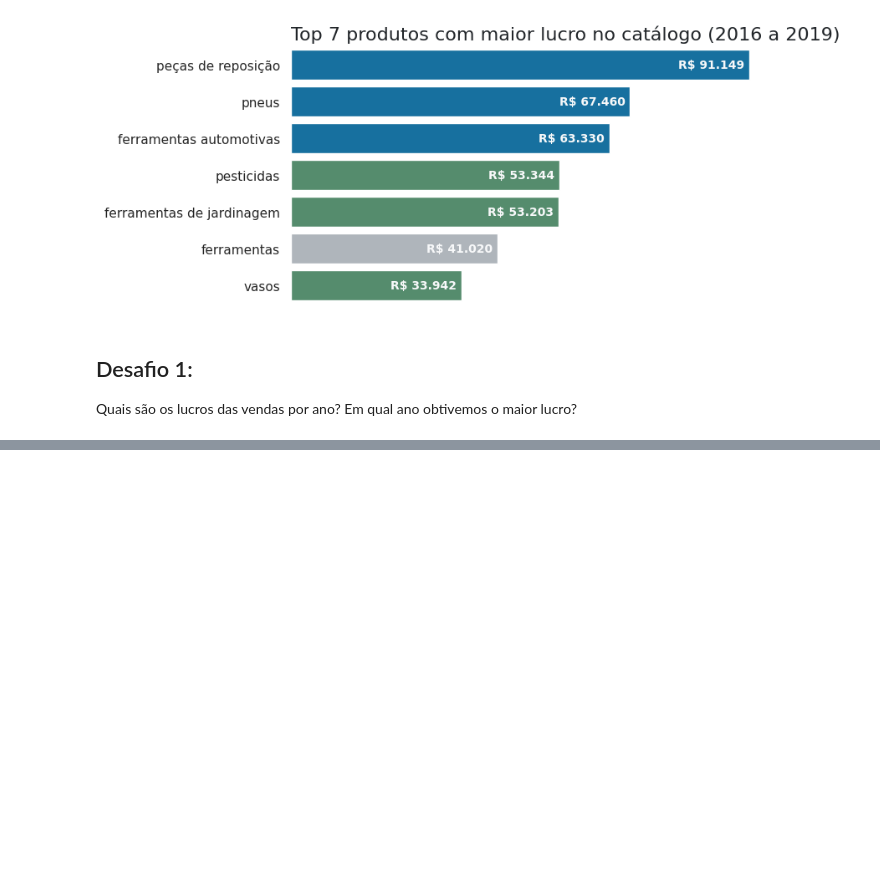
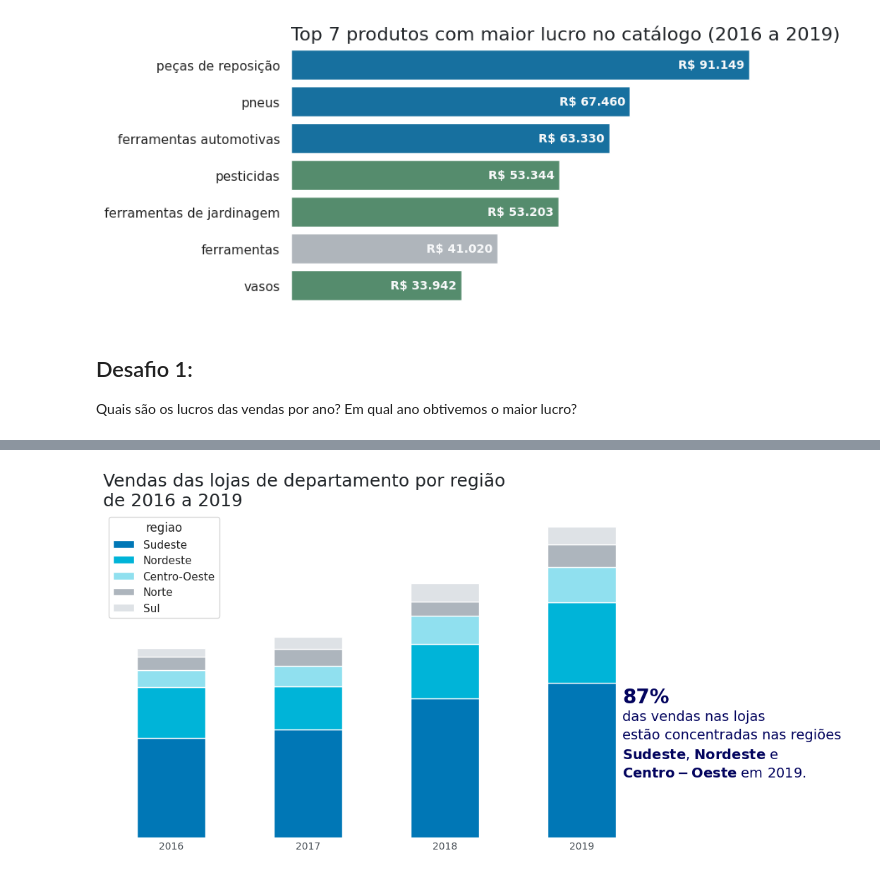
Before and after one commit to lukaswyllis/formacao-avancando-em-data-science-com-python, a Jupyter notebook: Curso 2 - Data Visualization - Gráficos de comparação e distribuição.ipynb, the cells around one changed output, grey strips where cells are left out. Cells and saved outputs as stored; diff of their text form; code cells hidden in the pictures; blank space fills up the shorter version.

```diff
--- a/Curso 2 - Data Visualization - Gráficos de comparação e distribuição.ipynb
+++ b/Curso 2 - Data Visualization - Gráficos de comparação e distribuição.ipynb
@@ -174,8 +159,0 @@ lucro_ano
-# %%
-# 2) Definir as cores que serão utilizadas no gráfico
-cores = []
-for i, ano in enumerate(lucro_ano['lucro']):
-  if ano == lucro_ano['lucro'].max():
-    cores.append(CINZA2)
-  else:
-    cores.append(CINZA3)
@@ -204,0 +318,8 @@ Qual foi o faturamento (vendas) dos top 10 produtos durante o período de 2016 a
+# %%
+df_vendas_reg = vendas.copy()
+df_vendas_reg = df_vendas_reg[['data_pedido', 'regiao', 'vendas']]
+
+df_vendas_reg['ano'] = df_vendas_reg['data_pedido'].dt.year
+df_vendas_reg.drop('data_pedido', axis=1, inplace=True)
+
+df_vendas_reg
@@ -204,0 +340,4 @@ Qual foi o faturamento (vendas) dos top 10 produtos durante o período de 2016 a
+# %%
+vendas_reg = pd.crosstab(index=df_vendas_reg['ano'], columns=df_vendas_reg['regiao'], values=df_vendas_reg['vendas'], aggfunc='sum')
+vendas_reg = vendas_reg[['Sudeste', 'Nordeste', 'Centro-Oeste', 'Norte', 'Sul']]
+vendas_reg
@@ -204,0 +351,29 @@ Qual foi o faturamento (vendas) dos top 10 produtos durante o período de 2016 a
+# %%
+def grafico_vendas_regiao():
+  cores = [AZUL2, AZUL3, AZUL4, CINZA3, CINZA4]
+
+  ax = vendas_reg.plot(kind='bar', stacked=True, figsize=(10,6), color=cores)
+
+  # Personalizando o gráfico
+  ax.set_title('Vendas das lojas de departamento por região\nde 2016 a 2019', fontsize=18, color=CINZA1, loc='left')
+  ax.set_xlabel('')
+  ax.set_ylabel('')
+  ax.set_yticklabels([])
+  ax.xaxis.set_tick_params(labelsize=10, labelcolor = CINZA2, rotation=0)
+  ax.set_frame_on(False)
+
+  ax.tick_params(axis='both', which='both', length=0)
+
+  ax.text(3.3, 1e6, '87%', fontweight='bold', fontsize=20, color=AZUL1)
+  ax.text(3.3, 4.5e5,
+          'das vendas nas lojas\n'
+          'estão concentradas nas regiões\n'
+          '$\\bf{Sudeste}$, $\\bf{Nordeste}$ e\n'
+          '$\\bf{Centro-Oeste}$ em 2019.',
+          linespacing=1.45, fontsize=14, color=AZUL1)
+
+  return ax
+
+ax = grafico_vendas_regiao()
+# %% [output]
+[figure, added]
```
Also changed, not shown: parts of 10 cells of this notebook.
